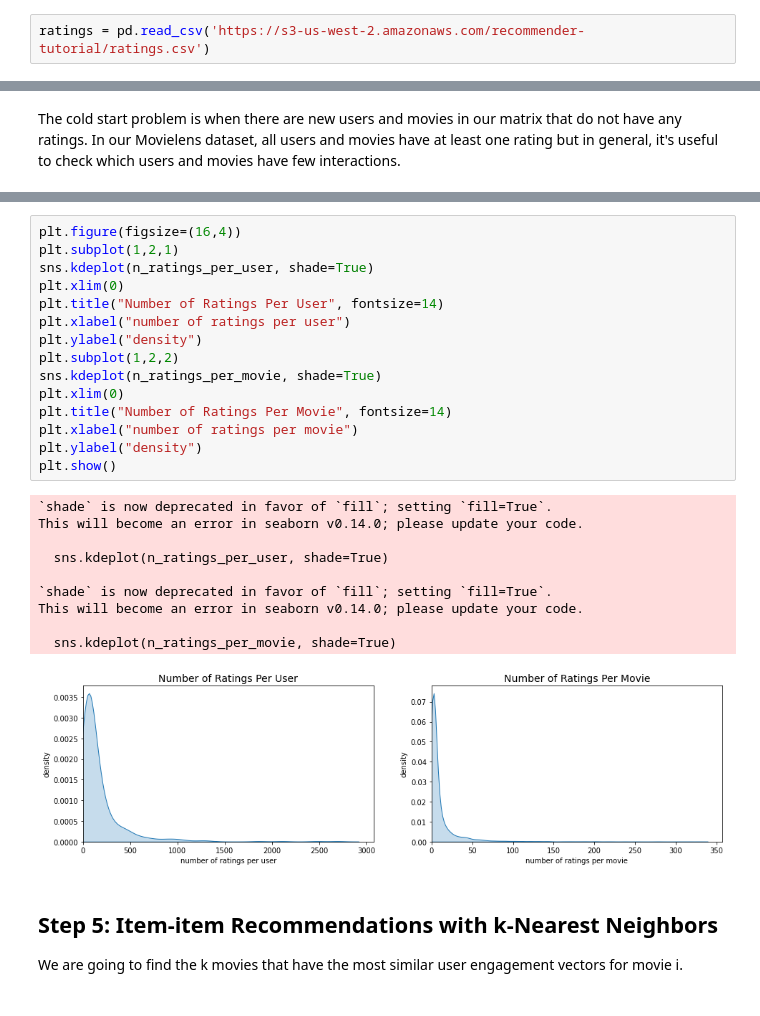
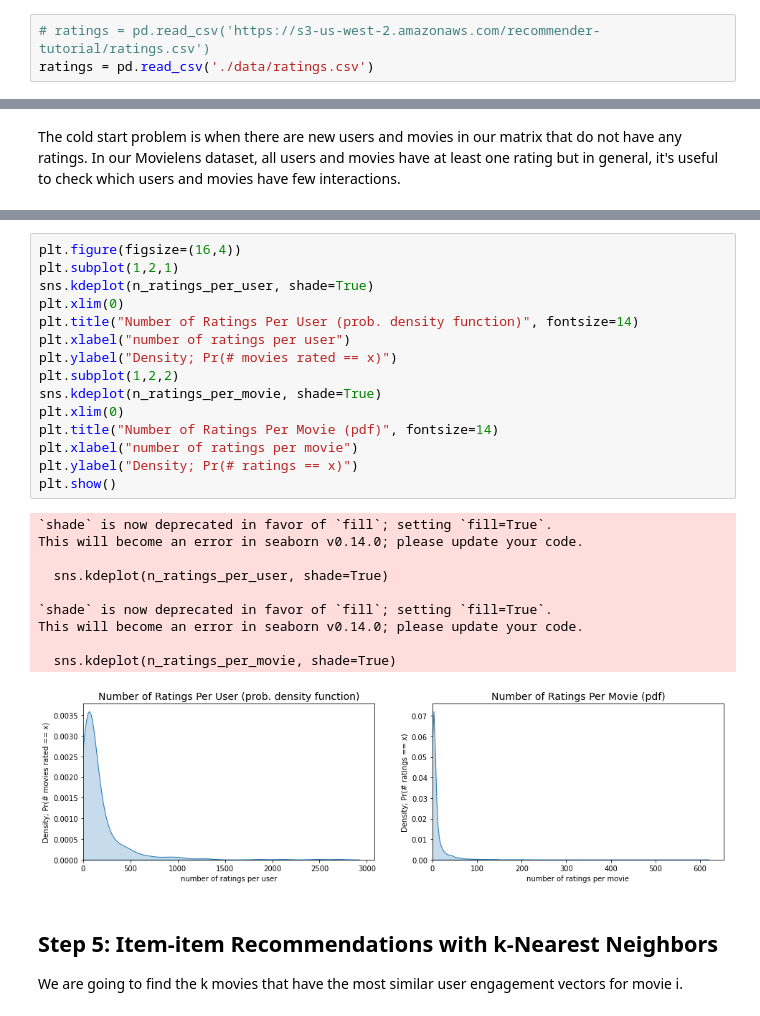
Before and after one commit to Digital-Physics/movie_recommender, a Jupyter notebook: recommender.ipynb, the cells around one changed output, grey strips where cells are left out. Saved outputs shown, nothing was run; the diff lists cells and outputs as text.

```diff
--- a/recommender.ipynb
+++ b/recommender.ipynb
@@ -4,5 +4,6 @@ import pandas as pd
 import matplotlib.pyplot as plt
 import seaborn as sns
 # %%
-ratings = pd.read_csv('https://s3-us-west-2.amazonaws.com/recommender-tutorial/ratings.csv')
+# ratings = pd.read_csv('https://s3-us-west-2.amazonaws.com/recommender-tutorial/ratings.csv')
+ratings = pd.read_csv('./data/ratings.csv')
 # %%
@@ -423,29 +493,29 @@ Least rated movie has 1 ratings.
 # %%
 plt.figure(figsize=(16,4))
 plt.subplot(1,2,1)
 sns.kdeplot(n_ratings_per_user, shade=True)
 plt.xlim(0)
-plt.title("Number of Ratings Per User", fontsize=14)
+plt.title("Number of Ratings Per User (prob. density function)", fontsize=14)
 plt.xlabel("number of ratings per user")
-plt.ylabel("density")
+plt.ylabel("Density; Pr(# movies rated == x)")
 plt.subplot(1,2,2)
 sns.kdeplot(n_ratings_per_movie, shade=True)
 plt.xlim(0)
-plt.title("Number of Ratings Per Movie", fontsize=14)
+plt.title("Number of Ratings Per Movie (pdf)", fontsize=14)
 plt.xlabel("number of ratings per movie")
-plt.ylabel("density")
+plt.ylabel("Density; Pr(# ratings == x)")
 plt.show()
 # %% [output]
 `shade` is now deprecated in favor of `fill`; setting `fill=True`.
 This will become an error in seaborn v0.14.0; please update your code.
 
   sns.kdeplot(n_ratings_per_user, shade=True)
 
 `shade` is now deprecated in favor of `fill`; setting `fill=True`.
 This will become an error in seaborn v0.14.0; please update your code.
 
   sns.kdeplot(n_ratings_per_movie, shade=True)
-[figure, old version]
+[figure, new version]
 # %% [markdown]
 ## Step 5: Item-item Recommendations with k-Nearest Neighbors
 
```
Also changed, not shown: parts of 36 cells of this notebook, 4 other files.
